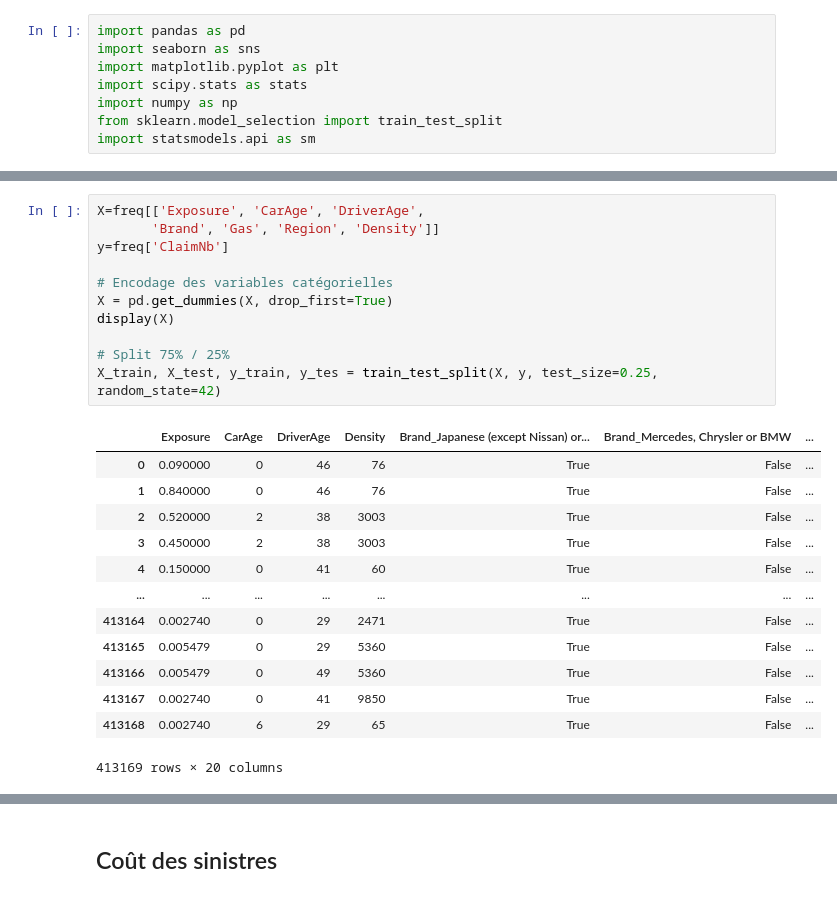
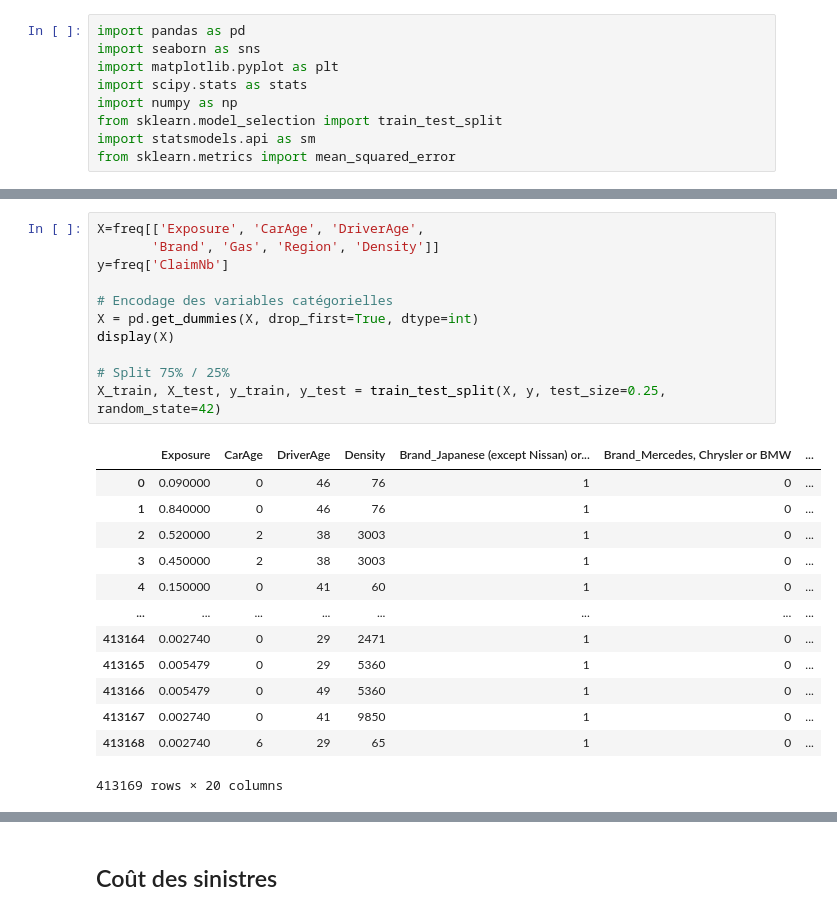
Before and after one commit to fadiblm/Projet-assurance-non-vie, a Jupyter notebook: Modelisation.ipynb, the cells around one changed output, grey strips where cells are left out. Saved outputs shown, nothing was run; the diff lists cells and outputs as text.

```diff
--- a/Modelisation.ipynb
+++ b/Modelisation.ipynb
@@ -6,6 +15,7 @@ import scipy.stats as stats
 import numpy as np
 from sklearn.model_selection import train_test_split
 import statsmodels.api as sm
+from sklearn.metrics import mean_squared_error
 # %%
 freq = pd.read_parquet("data/raw/freMTPLfreq.parquet")
 sev = pd.read_parquet("data/raw/freMTPLsev.parquet")
@@ -32,25 +42,25 @@ memory usage: 31.9 MB
 # %%
 X=freq[['Exposure', 'CarAge', 'DriverAge',
        'Brand', 'Gas', 'Region', 'Density']]
 y=freq['ClaimNb']
 
 # Encodage des variables catégorielles
-X = pd.get_dummies(X, drop_first=True)
+X = pd.get_dummies(X, drop_first=True, dtype=int)
 display(X)
 
 # Split 75% / 25%
-X_train, X_test, y_train, y_tes = train_test_split(X, y, test_size=0.25, random_state=42)
+X_train, X_test, y_train, y_test = train_test_split(X, y, test_size=0.25, random_state=42)
 # %% [output]
 |  | Exposure | CarAge | DriverAge | Density | Brand_Japanese (except Nissan) or... | Brand_Mercedes, Chrysler or BMW | ... |
-| 0 | 0.090000 | 0 | 46 | 76 | True | False | ... |
-| 1 | 0.840000 | 0 | 46 | 76 | True | False | ... |
-| 2 | 0.520000 | 2 | 38 | 3003 | True | False | ... |
-| 3 | 0.450000 | 2 | 38 | 3003 | True | False | ... |
-| 4 | 0.150000 | 0 | 41 | 60 | True | False | ... |
+| 0 | 0.090000 | 0 | 46 | 76 | 1 | 0 | ... |
+| 1 | 0.840000 | 0 | 46 | 76 | 1 | 0 | ... |
+| 2 | 0.520000 | 2 | 38 | 3003 | 1 | 0 | ... |
+| 3 | 0.450000 | 2 | 38 | 3003 | 1 | 0 | ... |
+| 4 | 0.150000 | 0 | 41 | 60 | 1 | 0 | ... |
 | ... | ... | ... | ... | ... | ... | ... | ... |
-| 413164 | 0.002740 | 0 | 29 | 2471 | True | False | ... |
-| 413165 | 0.005479 | 0 | 29 | 5360 | True | False | ... |
-| 413166 | 0.005479 | 0 | 49 | 5360 | True | False | ... |
-| 413167 | 0.002740 | 0 | 41 | 9850 | True | False | ... |
-| 413168 | 0.002740 | 6 | 29 | 65 | True | False | ... |
+| 413164 | 0.002740 | 0 | 29 | 2471 | 1 | 0 | ... |
+| 413165 | 0.005479 | 0 | 29 | 5360 | 1 | 0 | ... |
+| 413166 | 0.005479 | 0 | 49 | 5360 | 1 | 0 | ... |
+| 413167 | 0.002740 | 0 | 41 | 9850 | 1 | 0 | ... |
+| 413168 | 0.002740 | 6 | 29 | 65 | 1 | 0 | ... |
 413169 rows × 20 columns
```
Also changed, not shown: parts of 14 cells of this notebook, 1 other file.
